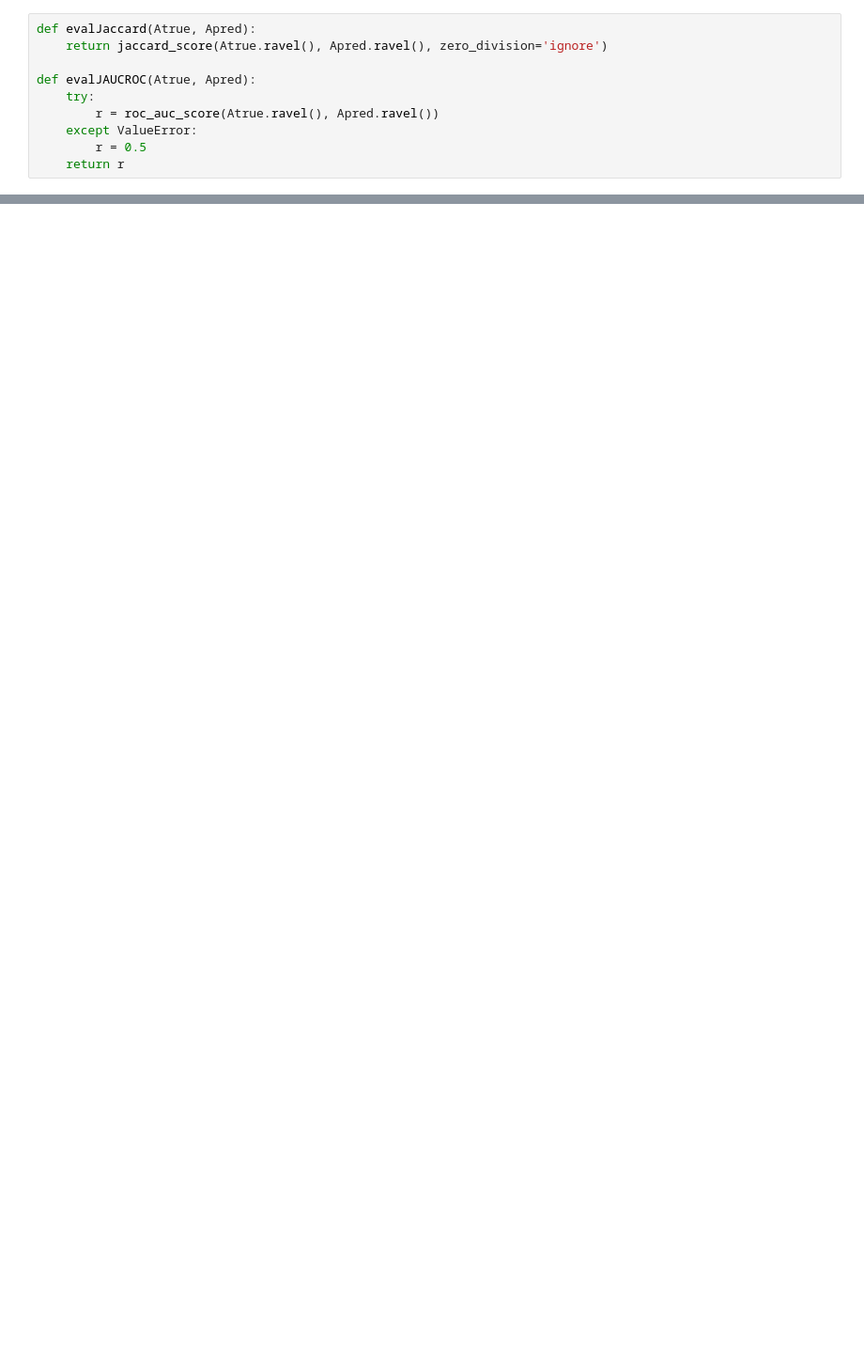
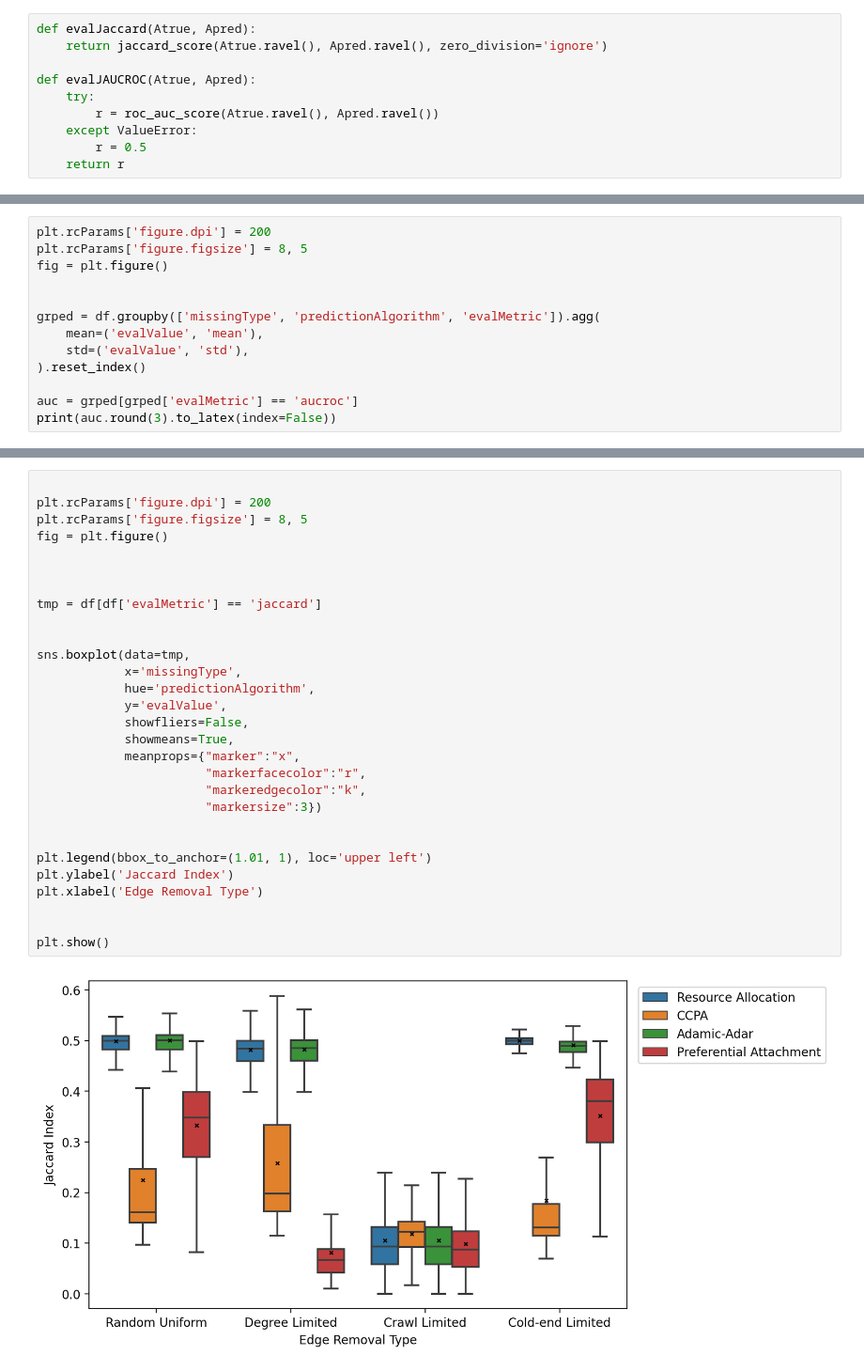
Before and after one commit to CooperStansbury/scPoreC-analysis, a Jupyter notebook: notebooks/quantify_predict.ipynb, the cells around one changed output, grey strips where cells are left out. Shown at 94% size. Cells and saved outputs as stored; diff of their text form; blank space fills up the shorter version.

```diff
--- a/notebooks/quantify_predict.ipynb
+++ b/notebooks/quantify_predict.ipynb
@@ -321,0 +288,13 @@ plt.show()
+# %%
+plt.rcParams['figure.dpi'] = 200
+plt.rcParams['figure.figsize'] = 8, 5
+fig = plt.figure()
+
+
+grped = df.groupby(['missingType', 'predictionAlgorithm', 'evalMetric']).agg(
+    mean=('evalValue', 'mean'),
+    std=('evalValue', 'std'),
+).reset_index()
+
+auc = grped[grped['evalMetric'] == 'aucroc']
+print(auc.round(3).to_latex(index=False))
@@ -321,0 +341,31 @@ plt.show()
+# %%
+
+plt.rcParams['figure.dpi'] = 200
+plt.rcParams['figure.figsize'] = 8, 5
+fig = plt.figure()
+
+
+
+tmp = df[df['evalMetric'] == 'jaccard']
+
+
+sns.boxplot(data=tmp,
+            x='missingType',
+            hue='predictionAlgorithm',
+            y='evalValue',
+            showfliers=False,
+            showmeans=True,
+            meanprops={"marker":"x",
+                       "markerfacecolor":"r",
+                       "markeredgecolor":"k",
+                       "markersize":3})
+
+
+plt.legend(bbox_to_anchor=(1.01, 1), loc='upper left')
+plt.ylabel('Jaccard Index')
+plt.xlabel('Edge Removal Type')
+
+
+plt.show()
+# %% [output]
+[figure, added]
```
Also changed, not shown: parts of 13 cells of this notebook, 1 other file.
